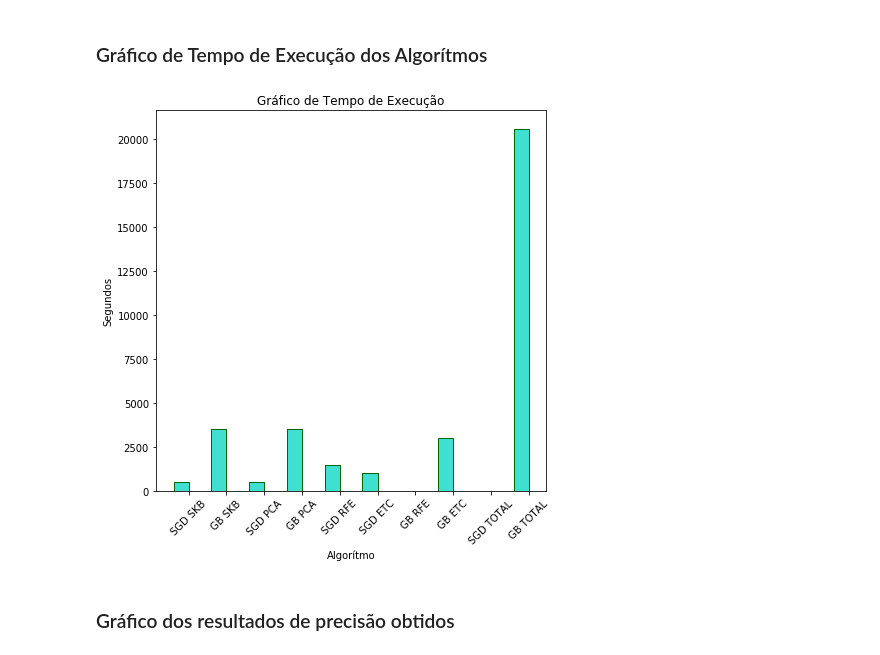
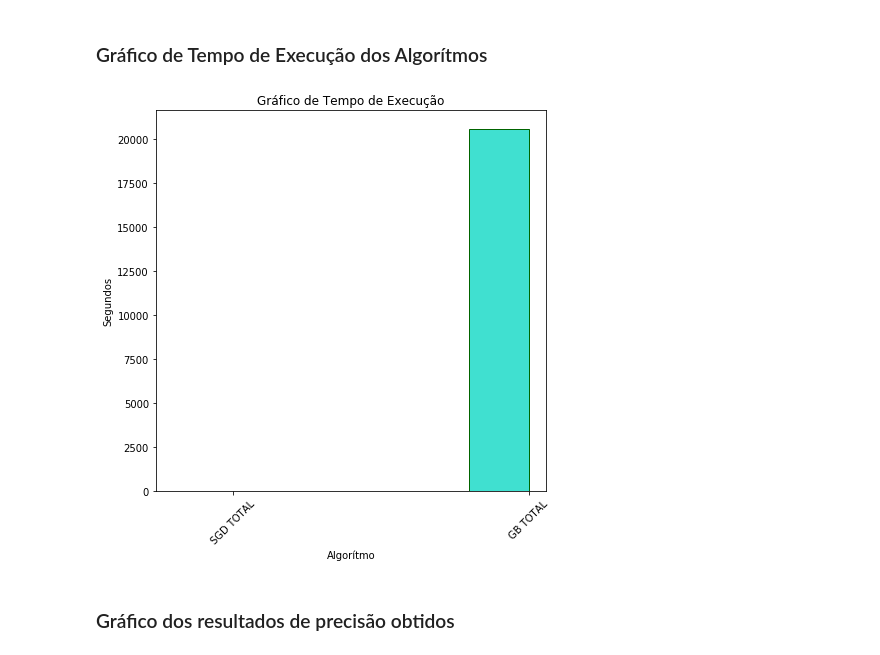
Before and after one commit to Machine-Learning-FGA/exotic-particles-problem, a Jupyter notebook: trabalho1_particulas.ipynb, the cells around one changed output. Saved outputs shown, nothing was run; the diff lists cells and outputs as text; code cells hidden in the pictures.

```diff
--- a/trabalho1_particulas.ipynb
+++ b/trabalho1_particulas.ipynb
@@ -940,0 +967,24 @@ fig = plt.ylim(0,100)
+# %%
+import matplotlib.patches as mpatches
+
+knn_datasize = ['SKB', 'PCA', 'ETC', 'TOTAL']
+
+Gradient_boosting = [gb_skb_precision, gb_pca_precision, gb_etc_precision, gb_total_precision]
+SGD = [sgd_skb_precision, sgd_pca_precision, sgd_etc_precision, sgd_total_precision]
+
+plt.xlabel('MEthods')
+plt.ylabel('Precision')
+
+
+plt.grid(True)
+
+green_patch = mpatches.Patch(color='green', label='Gradient_boosting')
+
+red_patch = mpatches.Patch(color='red', label='SGD')
+
+plt.legend(handles=[green_patch, red_patch])
+
+plt.scatter(knn_datasize, Gradient_boosting, facecolor='green')
+plt.scatter(knn_datasize, SGD, facecolor='red')
+plt.rcParams['figure.figsize'] = (15, 12)
+plt.show()
@@ -941,21 +993,19 @@ fig = plt.ylim(0,100)
 # %% [markdown]
 ### Gráfico de Tempo de Execução dos Algorítmos
 # %%
-columns = [x.replace('_',' ') for x in results.keys()]
-time = []
-width=0.4
+columns = ['SGD TOTAL','GB TOTAL']
+time = [9, 20604.48715043068]
+width=0.2
 base = np.arange(len(columns))
-for key in results:
-    time.append(results[key]['Time'])
 fig, ax=plt.subplots(figsize=[7,7])
 fig = ax.bar(base, time, width, edgecolor='darkgreen', color='turquoise')
 fig = ax.set_xticks(base+width/2)
 fig = ax.set_xticklabels(columns, rotation='45')
 fig = plt.title('Gráfico de Tempo de Execução')
 fig = plt.ylabel('Segundos')
 fig = plt.xlabel('Algorítmo')
 # %% [output]
-[figure, old version]
+[figure, new version]
 # %% [markdown]
 ### Gráfico dos resultados de precisão obtidos
 # %%
```
Also changed, not shown: parts of 4 cells of this notebook.
